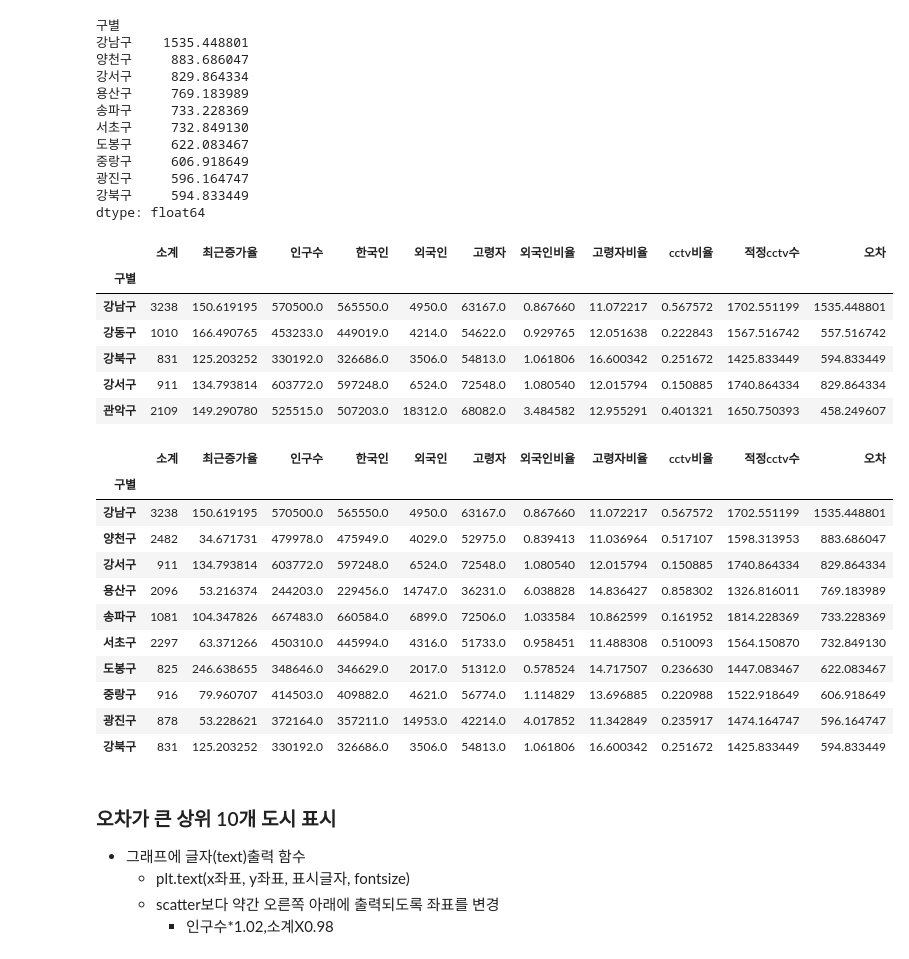
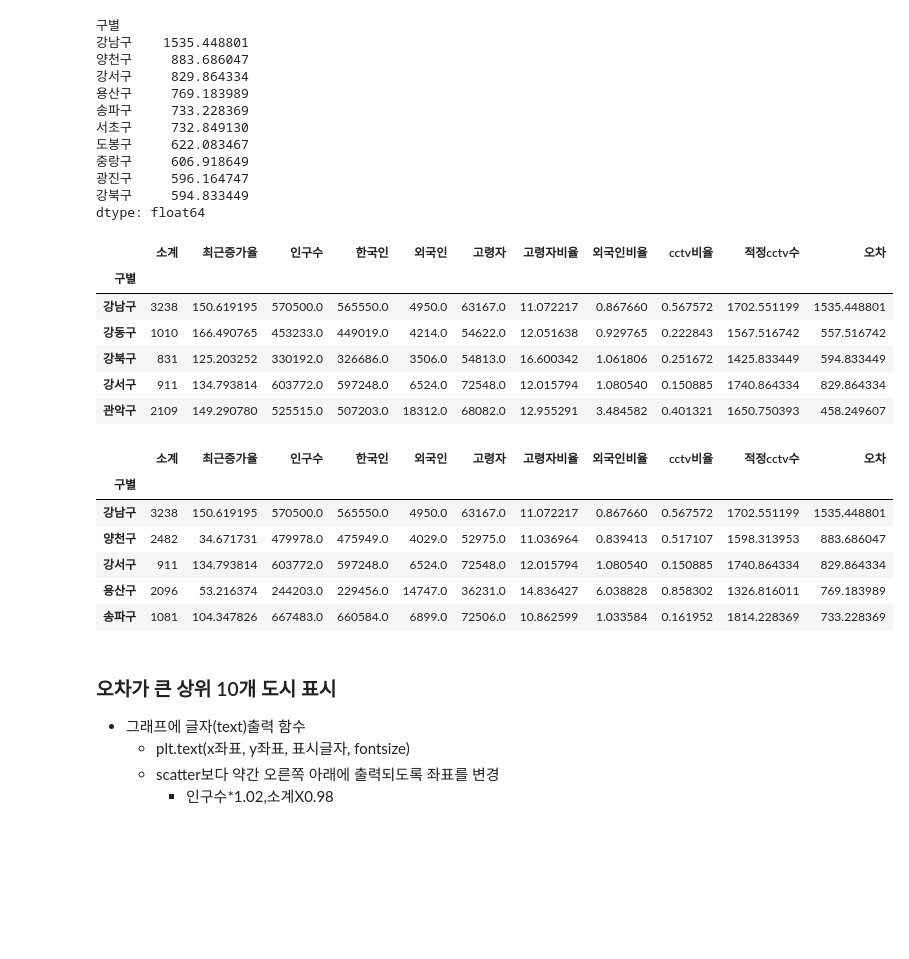
Before and after one commit to ahnyoungjoon00/a_data_engineer, a Jupyter notebook: j_dsde/DS/수업용0207/시각화분석응용예제/응용예제2_1 cctv와 인구분석2.ipynb, the cells around one changed output. Saved outputs shown, nothing was run; the diff lists cells and outputs as text; code cells hidden in the pictures; blank space fills up the shorter version.

```diff
--- a/j_dsde/DS/수업용0207/시각화분석응용예제/응용예제2_1 cctv와 인구분석2.ipynb
+++ b/j_dsde/DS/수업용0207/시각화분석응용예제/응용예제2_1 cctv와 인구분석2.ipynb
@@ -76,6 +87,8 @@ array([1.15151285e-03, 1.04561312e+03])
 - 적정cctv수 = 0.00115151285X인구수 + 1045.61312
 # %%
 # 1차 직선 방정식을 생성
+poly_1d = np.poly1d(poly_fit)
+poly_1d
 # %% [output]
 poly1d([1.15151285e-03, 1.04561312e+03])
 # %%
@@ -140,6 +163,8 @@ Text(0, 0.5, '구별 cctv  수')
 - 직선 아래에 표현된 자치구는 적정 cctv 대수를 보유하지 못한 구
 # %%
 # 각 자치구별 적정 cctv 대수 추정
+save_cctv = poly_1d(cctv_res.인구수)
+save_cctv
 # %% [output]
 array([1702.55119857, 1567.51674158, 1425.83344942, 1740.86433401,
        1650.75039317, 1474.16474662, 1561.34578424, 1339.34331951,
@@ -149,6 +174,6 @@ array([1702.55119857, 1567.51674158, 1425.83344942, 1740.86433401,
        1326.81601125, 1614.90725279, 1233.10244125, 1199.04069124,
        1522.91864903])
 # %%
-
+cctv_res["적정cctv수"] = save_cctv
 cctv_res.head()
 # %% [output]
@@ -174,29 +200,28 @@ cctv_res.head()
 강북구     594.833449
 dtype: float64
 # %%
+cctv_res["오차"] = np.abs(cctv_res["적정cctv수"]-cctv_res["소계"])
+cctv_res.head()
 # %% [output]
-|  | 소계 | 최근증가율 | 인구수 | 한국인 | 외국인 | 고령자 | 외국인비율 | 고령자비율 | cctv비율 | 적정cctv수 | 오차 |
+|  | 소계 | 최근증가율 | 인구수 | 한국인 | 외국인 | 고령자 | 고령자비율 | 외국인비율 | cctv비율 | 적정cctv수 | 오차 |
 | 구별 |  |  |  |  |  |  |  |  |  |  |  |
-| 강남구 | 3238 | 150.619195 | 570500.0 | 565550.0 | 4950.0 | 63167.0 | 0.867660 | 11.072217 | 0.567572 | 1702.551199 | 1535.448801 |
-| 강동구 | 1010 | 166.490765 | 453233.0 | 449019.0 | 4214.0 | 54622.0 | 0.929765 | 12.051638 | 0.222843 | 1567.516742 | 557.516742 |
-| 강북구 | 831 | 125.203252 | 330192.0 | 326686.0 | 3506.0 | 54813.0 | 1.061806 | 16.600342 | 0.251672 | 1425.833449 | 594.833449 |
-| 강서구 | 911 | 134.793814 | 603772.0 | 597248.0 | 6524.0 | 72548.0 | 1.080540 | 12.015794 | 0.150885 | 1740.864334 | 829.864334 |
-| 관악구 | 2109 | 149.290780 | 525515.0 | 507203.0 | 18312.0 | 68082.0 | 3.484582 | 12.955291 | 0.401321 | 1650.750393 | 458.249607 |
+| 강남구 | 3238 | 150.619195 | 570500.0 | 565550.0 | 4950.0 | 63167.0 | 11.072217 | 0.867660 | 0.567572 | 1702.551199 | 1535.448801 |
+| 강동구 | 1010 | 166.490765 | 453233.0 | 449019.0 | 4214.0 | 54622.0 | 12.051638 | 0.929765 | 0.222843 | 1567.516742 | 557.516742 |
+| 강북구 | 831 | 125.203252 | 330192.0 | 326686.0 | 3506.0 | 54813.0 | 16.600342 | 1.061806 | 0.251672 | 1425.833449 | 594.833449 |
+| 강서구 | 911 | 134.793814 | 603772.0 | 597248.0 | 6524.0 | 72548.0 | 12.015794 | 1.080540 | 0.150885 | 1740.864334 | 829.864334 |
+| 관악구 | 2109 | 149.290780 | 525515.0 | 507203.0 | 18312.0 | 68082.0 | 12.955291 | 3.484582 | 0.401321 | 1650.750393 | 458.249607 |
 # %%
 # 오차열 기준으로 내림차준 정렬한 df 생성
+df_sort = cctv_res.sort_values(by="오차", ascending=False)
+df_sort.head()
 # %% [output]
-|  | 소계 | 최근증가율 | 인구수 | 한국인 | 외국인 | 고령자 | 외국인비율 | 고령자비율 | cctv비율 | 적정cctv수 | 오차 |
+|  | 소계 | 최근증가율 | 인구수 | 한국인 | 외국인 | 고령자 | 고령자비율 | 외국인비율 | cctv비율 | 적정cctv수 | 오차 |
 | 구별 |  |  |  |  |  |  |  |  |  |  |  |
-| 강남구 | 3238 | 150.619195 | 570500.0 | 565550.0 | 4950.0 | 63167.0 | 0.867660 | 11.072217 | 0.567572 | 1702.551199 | 1535.448801 |
-| 양천구 | 2482 | 34.671731 | 479978.0 | 475949.0 | 4029.0 | 52975.0 | 0.839413 | 11.036964 | 0.517107 | 1598.313953 | 883.686047 |
-| 강서구 | 911 | 134.793814 | 603772.0 | 597248.0 | 6524.0 | 72548.0 | 1.080540 | 12.015794 | 0.150885 | 1740.864334 | 829.864334 |
-| 용산구 | 2096 | 53.216374 | 244203.0 | 229456.0 | 14747.0 | 36231.0 | 6.038828 | 14.836427 | 0.858302 | 1326.816011 | 769.183989 |
-| 송파구 | 1081 | 104.347826 | 667483.0 | 660584.0 | 6899.0 | 72506.0 | 1.033584 | 10.862599 | 0.161952 | 1814.228369 | 733.228369 |
-| 서초구 | 2297 | 63.371266 | 450310.0 | 445994.0 | 4316.0 | 51733.0 | 0.958451 | 11.488308 | 0.510093 | 1564.150870 | 732.849130 |
-| 도봉구 | 825 | 246.638655 | 348646.0 | 346629.0 | 2017.0 | 51312.0 | 0.578524 | 14.717507 | 0.236630 | 1447.083467 | 622.083467 |
-| 중랑구 | 916 | 79.960707 | 414503.0 | 409882.0 | 4621.0 | 56774.0 | 1.114829 | 13.696885 | 0.220988 | 1522.918649 | 606.918649 |
-| 광진구 | 878 | 53.228621 | 372164.0 | 357211.0 | 14953.0 | 42214.0 | 4.017852 | 11.342849 | 0.235917 | 1474.164747 | 596.164747 |
-| 강북구 | 831 | 125.203252 | 330192.0 | 326686.0 | 3506.0 | 54813.0 | 1.061806 | 16.600342 | 0.251672 | 1425.833449 | 594.833449 |
+| 강남구 | 3238 | 150.619195 | 570500.0 | 565550.0 | 4950.0 | 63167.0 | 11.072217 | 0.867660 | 0.567572 | 1702.551199 | 1535.448801 |
+| 양천구 | 2482 | 34.671731 | 479978.0 | 475949.0 | 4029.0 | 52975.0 | 11.036964 | 0.839413 | 0.517107 | 1598.313953 | 883.686047 |
+| 강서구 | 911 | 134.793814 | 603772.0 | 597248.0 | 6524.0 | 72548.0 | 12.015794 | 1.080540 | 0.150885 | 1740.864334 | 829.864334 |
+| 용산구 | 2096 | 53.216374 | 244203.0 | 229456.0 | 14747.0 | 36231.0 | 14.836427 | 6.038828 | 0.858302 | 1326.816011 | 769.183989 |
+| 송파구 | 1081 | 104.347826 | 667483.0 | 660584.0 | 6899.0 | 72506.0 | 10.862599 | 1.033584 | 0.161952 | 1814.228369 | 733.228369 |
 # %% [markdown]
 ### 오차가 큰 상위 10개 도시 표시
 - 그래프에 글자(text)출력 함수
```
Also changed, not shown: parts of 14 cells of this notebook.
